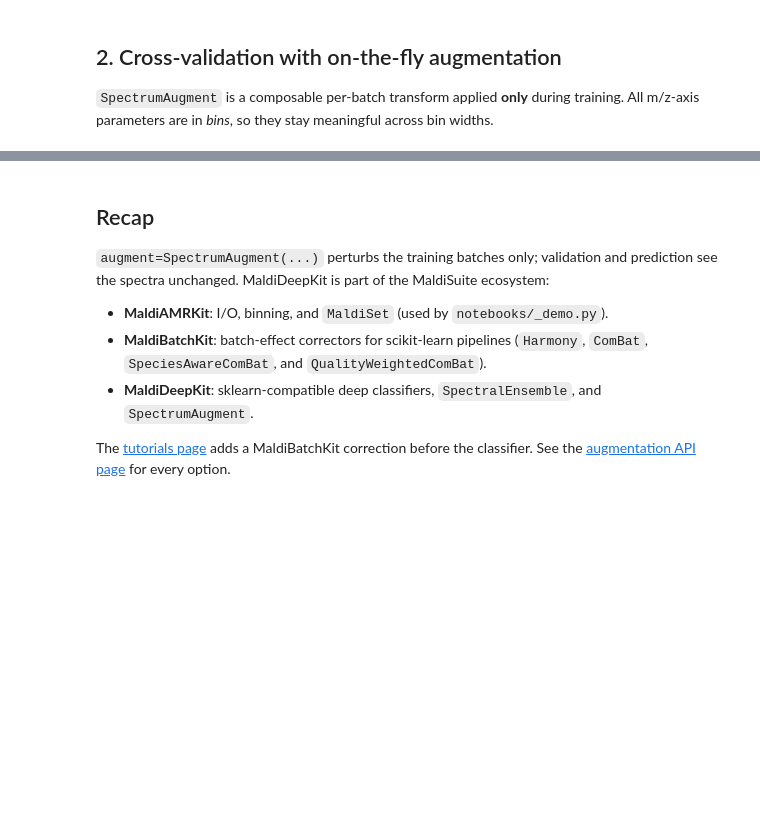
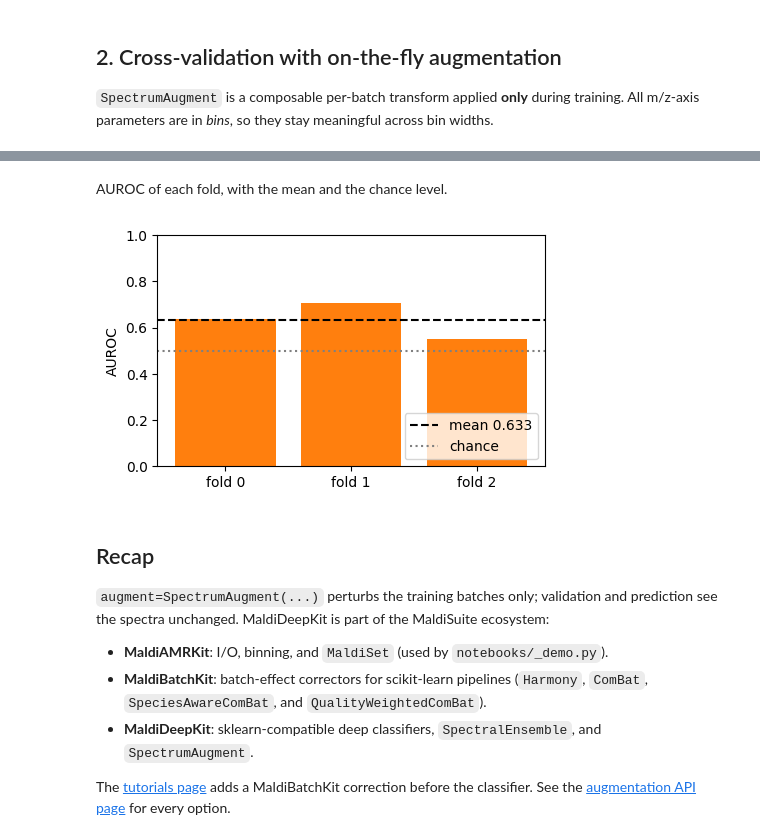
Before and after one commit to EttoreRocchi/MaldiDeepKit, a Jupyter notebook: notebooks/04_full_pipeline.ipynb, the cells around one changed output, grey strips where cells are left out. Saved outputs shown, nothing was run; the diff lists cells and outputs as text; code cells hidden in the pictures; blank space fills up the shorter version.

```diff
--- a/notebooks/04_full_pipeline.ipynb
+++ b/notebooks/04_full_pipeline.ipynb
@@ -63,3 +63,17 @@ mean AUROC: 0.618 ± 0.035
+# %% [markdown]
+AUROC of each fold, with the mean and the chance level.
+# %%
+import matplotlib.pyplot as plt
+
+fig, ax = plt.subplots(figsize=(5, 3))
+ax.bar([f'fold {i}' for i in range(len(scores))], scores, color='tab:orange')
+ax.axhline(np.mean(scores), ls='--', color='black', label=f'mean {np.mean(scores):.3f}')
+ax.axhline(0.5, ls=':', color='grey', label='chance')
+ax.set(ylim=(0, 1), ylabel='AUROC')
+ax.legend(loc='lower right')
+plt.show()
+# %% [output]
+[figure, added]
 # %% [markdown]
 ## Recap
 
@@ -69,4 +83,4 @@ mean AUROC: 0.618 ± 0.035
 - **MaldiBatchKit**: batch-effect correctors for scikit-learn pipelines (`Harmony`, `ComBat`, `SpeciesAwareComBat`, and `QualityWeightedComBat`).
 - **MaldiDeepKit**: sklearn-compatible deep classifiers, `SpectralEnsemble`, and `SpectrumAugment`.
 
-The [tutorials page](https://maldideepkit.readthedocs.io/en/latest/tutorials/index.html) adds a MaldiBatchKit correction before the classifier. See the [augmentation API page](https://maldideepkit.readthedocs.io/en/latest/api/augment.html) for every option.
+The [tutorials page](https://maldideepkit.readthedocs.io/en/stable/tutorials/index.html) adds a MaldiBatchKit correction before the classifier. See the [augmentation API page](https://maldideepkit.readthedocs.io/en/stable/api/augment.html) for every option.
```
Also changed, not shown: parts of 1 cell of this notebook, 15 other files.
